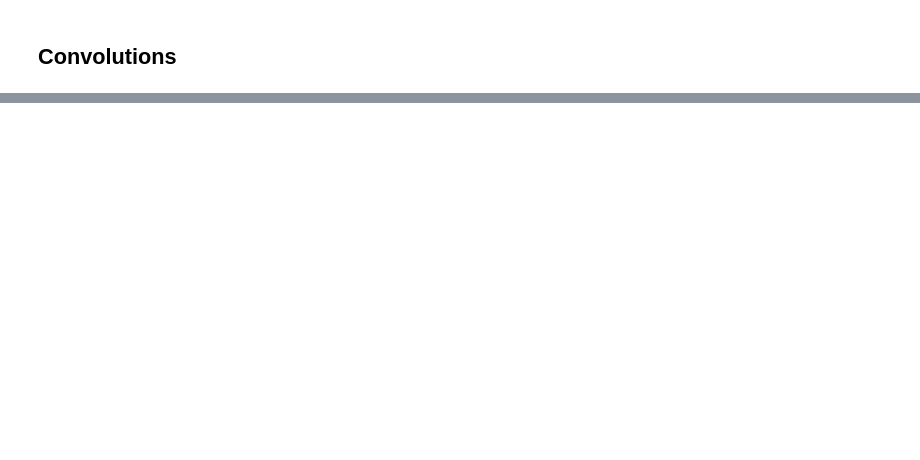
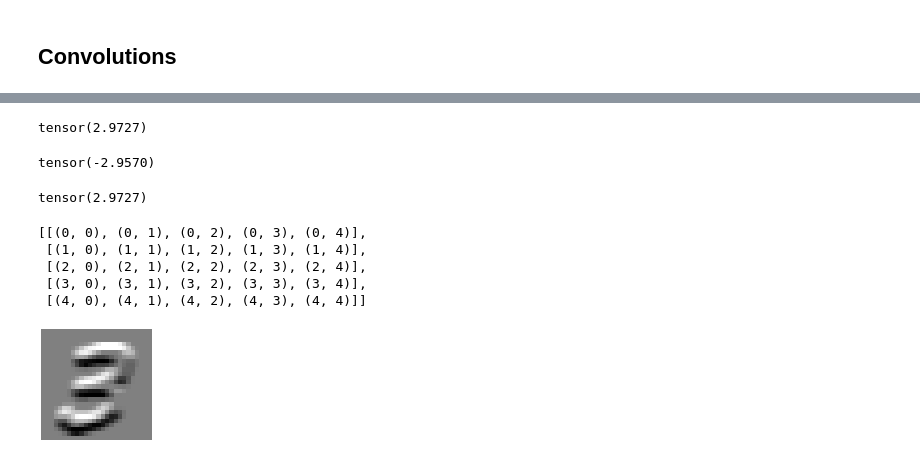
Before and after one commit to mtm-007/Deep-Learing-from-the-foundation-and-GEN_AI, a Jupyter notebook: convolution.ipynb, the cells around one changed output, grey strips where cells are left out. Cells and saved outputs as stored; diff of their text form; code cells hidden in the pictures; blank space fills up the shorter version.

```diff
--- a/convolution.ipynb
+++ b/convolution.ipynb
@@ -42,0 +73,28 @@ show_images(ims)
+# %%
+(im3[3:6,14:17]* top_edge).sum()
+# %% [output]
+tensor(2.9727)
+# %%
+(im3[7:10,14:17] * top_edge).sum()
+# %% [output]
+tensor(-2.9570)
+# %%
+def apply_kernel(row,col, kernel): return (im3[row-1:row+2,col-1:col+2] * kernel).sum()
+# %%
+apply_kernel(4,15,top_edge)
+# %% [output]
+tensor(2.9727)
+# %%
+[[(i,j) for j in range(5)]for i in range(5)]
+# %% [output]
+[[(0, 0), (0, 1), (0, 2), (0, 3), (0, 4)],
+ [(1, 0), (1, 1), (1, 2), (1, 3), (1, 4)],
+ [(2, 0), (2, 1), (2, 2), (2, 3), (2, 4)],
+ [(3, 0), (3, 1), (3, 2), (3, 3), (3, 4)],
+ [(4, 0), (4, 1), (4, 2), (4, 3), (4, 4)]]
+# %%
+rng = range(1,27)
+top_edge3 = tensor([[apply_kernel(i,j,top_edge) for j in rng]for i in rng])
+show_image(top_edge3);
+# %% [output]
+[figure, added]
```
Also changed, not shown: parts of 48 cells of this notebook.
